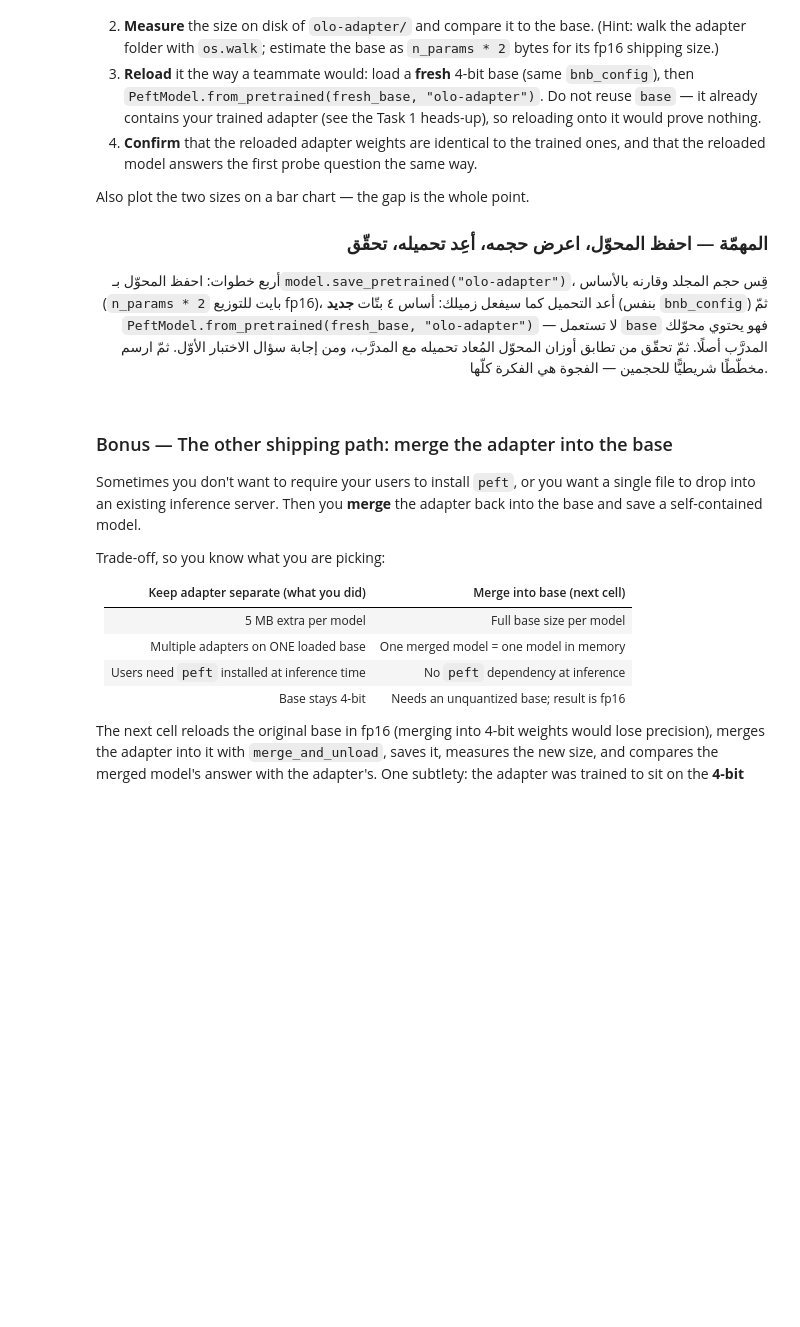
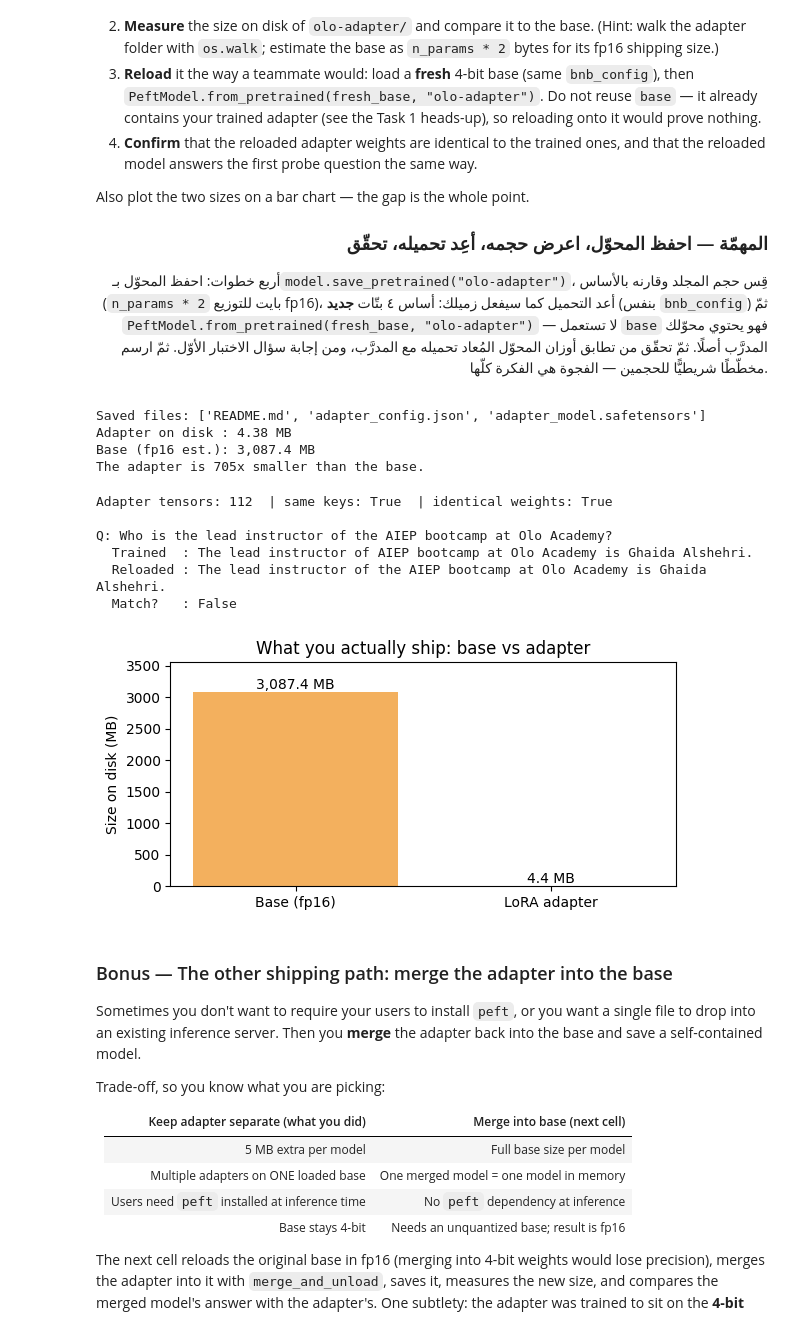
Before and after one commit to NawafK70/AIEP_Olo_student, a Jupyter notebook: week_6_llms/labs/D4_lora_quant/D4_lora_quant_blank.ipynb, the cells around one changed output. Drawn from its saved outputs; the diff is of its cells as text; code cells hidden in the pictures; blank space fills up the shorter version.

```diff
--- a/week_6_llms/labs/D4_lora_quant/D4_lora_quant_blank.ipynb
+++ b/week_6_llms/labs/D4_lora_quant/D4_lora_quant_blank.ipynb
@@ -526,3 +552,8 @@ base — about 1.1M out of 1.5B. That is the whole point of LoRA.
 
 # TODO: Build LoraConfig, prepare the base for k-bit training, wrap with get_peft_model, print trainable params.
 # مهمة: ابنِ LoraConfig، هيِّئ الأساس لتدريب k-bit، لفّه بـget_peft_model، واطبع عدد المعاملات القابلة للتدريب.
+
+lora_config = LoraConfig(r=8, lora_alpha=16, target_modules=["q_proj","v_proj"], lora_dropout=0.05, bias="none", task_type="CAUSAL_LM")
+base_prepped = prepare_model_for_kbit_training(base)  # enables grads on inputs, casts norms to fp32
+model = get_peft_model(base_prepped, lora_config)
+model.print_trainable_parameters()
@@ -718,27 +812,88 @@ Also plot the two sizes on a bar chart — the gap is the whole point.
 # %%
 # ────────────────────────────────────────────────────────────────────
 # 1) model.save_pretrained("olo-adapter")   # writes adapter_model.safetensors + adapter_config.json
 # 2) def dir_size(path): return sum(os.path.getsize(os.path.join(r,f)) for r,_,fs in os.walk(path) for f in fs)
 # 3) adapter_bytes = dir_size("olo-adapter"); base_bytes = n_params * 2  # fp16 ship-size estimate
 # 4) fresh_base = AutoModelForCausalLM.from_pretrained(LLM_NAME, quantization_config=bnb_config, device_map="auto")
 #    reloaded = PeftModel.from_pretrained(fresh_base, "olo-adapter"); reloaded.eval()
 # 5) Weights: get_peft_model_state_dict(model) and get_peft_model_state_dict(reloaded) hold the same tensors (torch.equal).
 #    Answers: chat(reloaded, SYSTEM, PROBE_QUESTIONS[0]) vs chat(model, SYSTEM, PROBE_QUESTIONS[0]).
 # 6) Bar chart with plt.bar on {"Base (fp16)": base_bytes/1e6, "LoRA adapter": adapter_bytes/1e6} in MB.
 #
 # ١) model.save_pretrained("olo-adapter")  # يكتب adapter_model.safetensors وadapter_config.json
 # ٢) def dir_size(path): جمع os.path.getsize على كلّ ملفّ في المجلد (os.walk).
 # ٣) adapter_bytes = dir_size("olo-adapter"); base_bytes = n_params * 2  # تقدير حجم fp16 للتوزيع
 # ٤) fresh_base = AutoModelForCausalLM.from_pretrained(LLM_NAME, quantization_config=bnb_config, device_map="auto")
 #    reloaded = PeftModel.from_pretrained(fresh_base, "olo-adapter"); reloaded.eval()
 # ٥) الأوزان: get_peft_model_state_dict(model) وget_peft_model_state_dict(reloaded) يحملان الموترات نفسها (torch.equal).
 #    الإجابات: chat(reloaded, SYSTEM, PROBE_QUESTIONS[0]) مقابل chat(model, SYSTEM, PROBE_QUESTIONS[0]).
 # ٦) مخطّط شريطيّ بـplt.bar على {"Base (fp16)": base_bytes/1e6, "LoRA adapter": adapter_bytes/1e6} بالميغابايت.
 # ────────────────────────────────────────────────────────────────────
 
 ADAPTER_DIR = "olo-adapter"
 # TODO: Save the adapter, measure its size on disk, reload it with PeftModel, confirm identical output, plot the sizes.
 # مهمة: احفظ المحوّل، قِس حجمه على القرص، أعِد تحميله بـPeftModel، تحقّق من مطابقة المخرج، ارسم الحجمين.
+
+# 1) Save the adapter
+if os.path.isdir(ADAPTER_DIR):
+    shutil.rmtree(ADAPTER_DIR)
+model.save_pretrained(ADAPTER_DIR)
+print("Saved files:", os.listdir(ADAPTER_DIR))
+
+# 2) Measure size on disk
+def dir_size(path):
+    return sum(os.path.getsize(os.path.join(r, f)) for r, _, fs in os.walk(path) for f in fs)
+
+adapter_bytes = dir_size(ADAPTER_DIR)
+base_bytes = n_params * 2   # fp16 ship-size estimate
+print(f"Adapter on disk : {adapter_bytes/1e6:,.2f} MB")
+print(f"Base (fp16 est.): {base_bytes/1e6:,.1f} MB")
+print(f"The adapter is {base_bytes/adapter_bytes:,.0f}x smaller than the base.")
+
+fresh_base = AutoModelForCausalLM.from_pretrained(
+    LLM_NAME, quantization_config=bnb_config, device_map="auto",
+)
+reloaded = PeftModel.from_pretrained(fresh_base, ADAPTER_DIR)
+reloaded.eval()
+
+sd_trained  = get_peft_model_state_dict(model)
+sd_reloaded = get_peft_model_state_dict(reloaded)
+same_keys = sd_trained.keys() == sd_reloaded.keys()
+same_vals = same_keys and all(
+    torch.equal(sd_trained[k].cpu(), sd_reloaded[k].cpu()) for k in sd_trained
+)
+print(f"\nAdapter tensors: {len(sd_trained)}  | same keys: {same_keys}  | identical weights: {same_vals}")
+
+q = PROBE_QUESTIONS[0]
+ans_trained  = chat(model,    SYSTEM, q)
+ans_reloaded = chat(reloaded, SYSTEM, q)
+print(f"\nQ: {q}")
+print(f"  Trained  : {ans_trained}")
+print(f"  Reloaded : {ans_reloaded}")
+print(f"  Match?   : {ans_trained == ans_reloaded}")
+
+sizes_mb = {"Base (fp16)": base_bytes / 1e6, "LoRA adapter": adapter_bytes / 1e6}
+plt.figure(figsize=(6, 3))
+bars = plt.bar(list(sizes_mb.keys()), list(sizes_mb.values()), color=["#f3b05e", "#79b8f3"])
+plt.ylabel("Size on disk (MB)")
+plt.title("What you actually ship: base vs adapter")
+for bar, mb in zip(bars, sizes_mb.values()):
+    plt.text(bar.get_x() + bar.get_width() / 2, mb, f"{mb:,.1f} MB",
+             ha="center", va="bottom", fontsize=10)
+plt.ylim(0, max(sizes_mb.values()) * 1.15)
+plt.tight_layout(); plt.show()
+# %% [output]
+Saved files: ['README.md', 'adapter_config.json', 'adapter_model.safetensors']
+Adapter on disk : 4.38 MB
+Base (fp16 est.): 3,087.4 MB
+The adapter is 705x smaller than the base.
+Adapter tensors: 112  | same keys: True  | identical weights: True
+
+Q: Who is the lead instructor of the AIEP bootcamp at Olo Academy?
+  Trained  : The lead instructor of AIEP bootcamp at Olo Academy is Ghaida Alshehri.
+  Reloaded : The lead instructor of the AIEP bootcamp at Olo Academy is Ghaida Alshehri.
+  Match?   : False
+[figure, added]
 # %% [markdown]
 ### Bonus — The other shipping path: merge the adapter into the base
 
```
Also changed, not shown: parts of 8 cells of this notebook.
